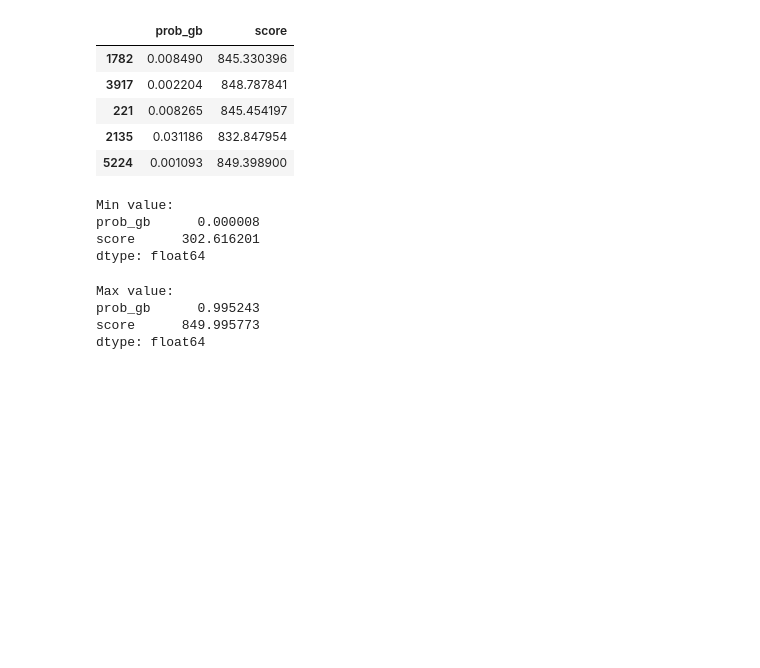
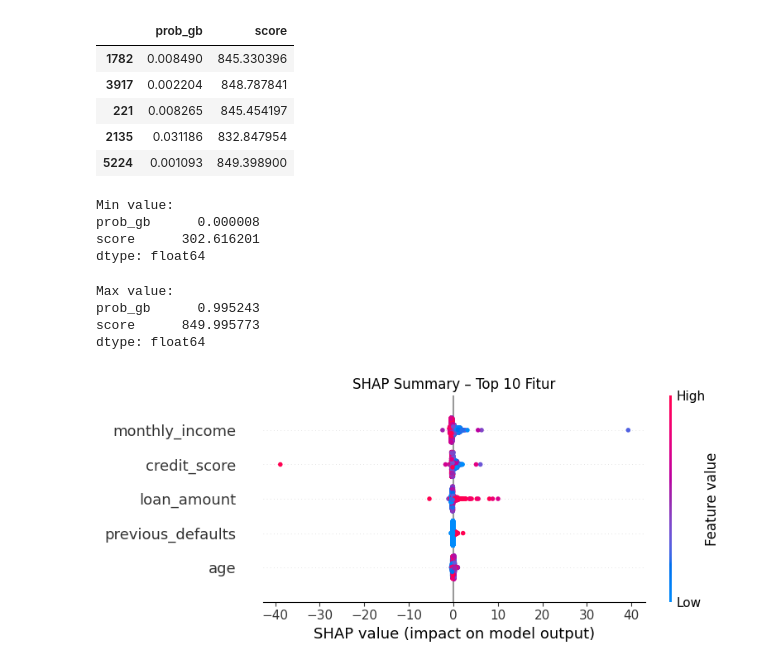
Before and after one commit to taridagrace/ds-takehome, a Jupyter notebook: notebooks/B_modeling.ipynb, the cells around one changed output. Drawn from its saved outputs; the diff is of its cells as text; code cells hidden in the pictures; blank space fills up the shorter version.

Commit message:
B.4: SHAP Top-10 fitur dan modeling di notebook

```diff
--- a/notebooks/B_modeling.ipynb
+++ b/notebooks/B_modeling.ipynb
@@ -192,0 +197,12 @@ dtype: float64
+# %%
+# SHAP explain
+explainer = shap.Explainer(gb, X_test)
+shap_values = explainer(X_test)
+# %%
+# Plot top-10 fitur
+plt.figure(figsize=(10,6))
+shap.plots.beeswarm(shap_values, max_display=10, show=False)
+plt.title("SHAP Summary – Top 10 Fitur")
+plt.tight_layout()
+# %% [output]
+[figure, added]
```
Also changed, not shown: parts of 3 cells of this notebook, 1 other file.
